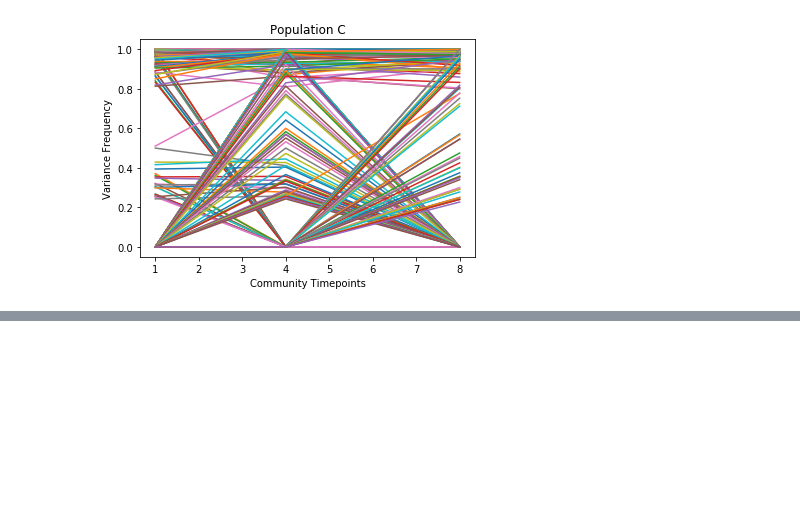
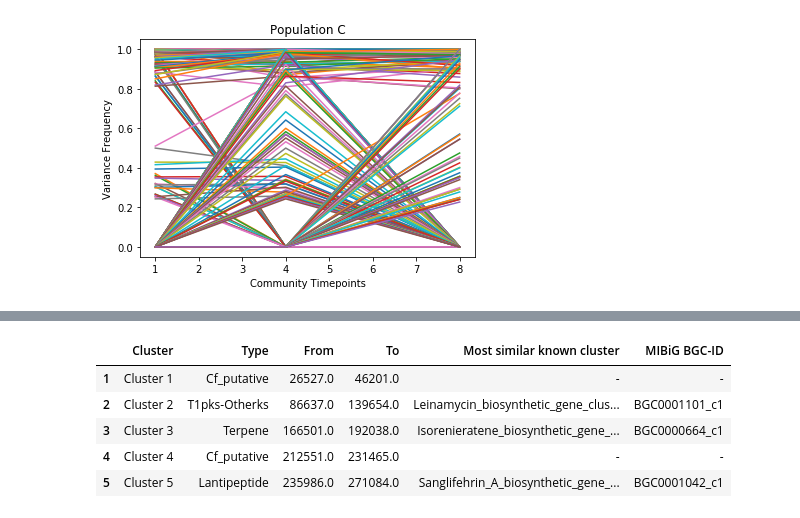
Before and after one commit to bearnomore/Evolution-genomics, a Jupyter notebook: Community_variance_analysis_across_time_points.ipynb, the cells around one changed output, grey strips where cells are left out. Saved outputs shown, nothing was run; the diff lists cells and outputs as text; code cells hidden in the pictures; blank space fills up the shorter version.

```diff
--- a/Community_variance_analysis_across_time_points.ipynb
+++ b/Community_variance_analysis_across_time_points.ipynb
@@ -180,4 +271,15 @@ genes
 # %%
+# 7. Import the cluster information from antiSMASH database
+
 filepath = 'G:\\Dropbox (Vetsigian lab)\\Vetsigian lab Team Folder\\Ye\\Genomics\\Coomunity mutants\\antiSMASH_Streptomyces_coelicolor\\'
 filename = 'index.html'
-df = pd.read_html(filepath+filename)[0]
+cluster_info = pd.read_html(filepath+filename)[0].drop(0) #Read the cluster info from the html file and remove the first row
+
+cluster_info.head(5)
+# %% [output]
+|  | Cluster | Type | From | To | Most similar known cluster | MIBiG BGC-ID |
+| 1 | Cluster 1 | Cf_putative | 26527.0 | 46201.0 | - | - |
+| 2 | Cluster 2 | T1pks-Otherks | 86637.0 | 139654.0 | Leinamycin_biosynthetic_gene_clus... | BGC0001101_c1 |
+| 3 | Cluster 3 | Terpene | 166501.0 | 192038.0 | Isorenieratene_biosynthetic_gene_... | BGC0000664_c1 |
+| 4 | Cluster 4 | Cf_putative | 212551.0 | 231465.0 | - | - |
+| 5 | Cluster 5 | Lantipeptide | 235986.0 | 271084.0 | Sanglifehrin_A_biosynthetic_gene_... | BGC0001042_c1 |
```
Also changed, not shown: parts of 20 cells of this notebook.
